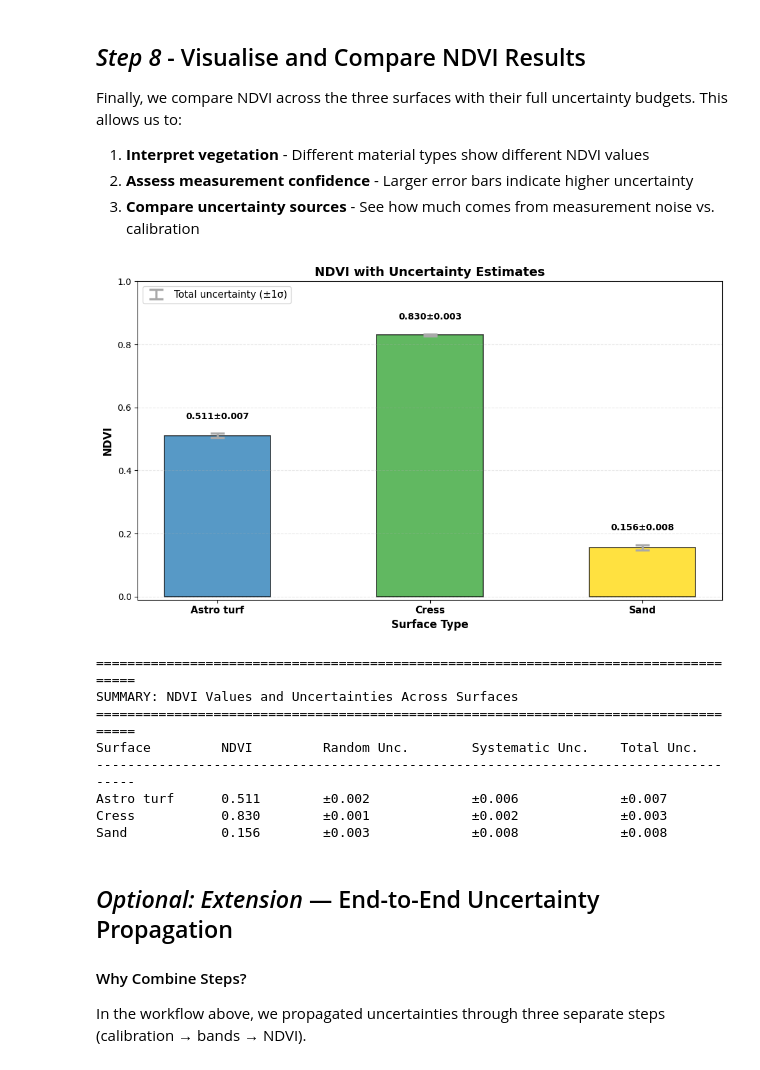
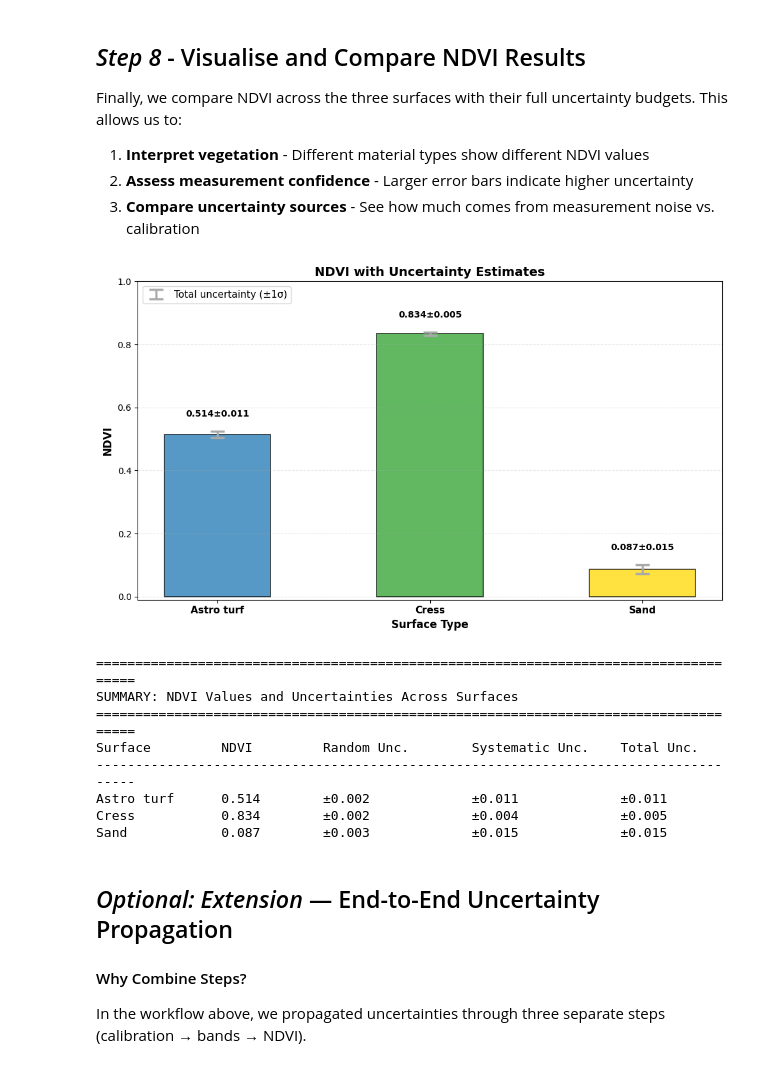
Before and after one commit to comet-toolkit/comet_training, a Jupyter notebook: punpy_exercise_spectrometer.ipynb, the cells around one changed output. Saved outputs shown, nothing was run; the diff lists cells and outputs as text; code cells hidden in the pictures.

```diff
--- a/punpy_exercise_spectrometer.ipynb
+++ b/punpy_exercise_spectrometer.ipynb
@@ -102,6 +105,11 @@ dn_panel_mean, dn_panel_std = calculate_stats(dn_panel_repeats)
 dn_astroturf_mean, dn_astroturf_std = calculate_stats(dn_astroturf_repeats)
 dn_cress_mean, dn_cress_std = calculate_stats(dn_cress_repeats)
 dn_sand_mean, dn_sand_std = calculate_stats(dn_sand_repeats)
+
+dn_panel = dn_panel_repeats[:,10]
+dn_cress = dn_cress_repeats[:,10]
+dn_sand = dn_sand_repeats[:,10]
+dn_astroturf = dn_astroturf_repeats[:,10]
 
 # Define consistent colours for surfaces (used throughout the notebook)
 color_map = {"Spectralon": "gray", "Astroturf": "tab:blue", "Cress": "tab:green", "Sand": "gold"}
@@ -215,9 +223,9 @@ def ndvi_model(rho_red, rho_nir):
 
 Using the reflectance calibration model from Step 3, we now calculate the reflectance spectrum for each surface target.
 # %%
-rho_astroturf = reflectance_model(dn_astroturf_mean, dn_panel_mean, rho_panel)
-rho_cress = reflectance_model(dn_cress_mean, dn_panel_mean, rho_panel)
-rho_sand = reflectance_model(dn_sand_mean, dn_panel_mean, rho_panel)
+rho_astroturf = reflectance_model(dn_astroturf, dn_panel, rho_panel)
+rho_cress = reflectance_model(dn_cress, dn_panel, rho_panel)
+rho_sand = reflectance_model(dn_sand, dn_panel, rho_panel)
 # %% [markdown]
 Now we'll plot the surface reflectance spectra for each surface to show the spectral characteristics of each target across the measurement range (600–1000 nm).
 
@@ -546,9 +558,9 @@ Finally, we compare NDVI across the three surfaces with their full uncertainty b
 # Create visualisation comparing NDVI values with uncertainties
 surfaces = ["Astro turf", "Cress", "Sand"]
 ndvi_values = [ndvi_astroturf, ndvi_cress, ndvi_sand]
-ndvi_uncertainties = [0.01, 0.005, 0.015] # Placeholder uncertainties for plotting (replace with your calculated values)
-u_random_values = [0.002, 0.001, 0.003]
-u_syst_values = [0.01, 0.005, 0.015]
+ndvi_uncertainties = [0.011, 0.005, 0.015] # Placeholder uncertainties for plotting (replace with your calculated values)
+u_random_values = [0.002, 0.002, 0.003]
+u_syst_values = [0.011, 0.004, 0.015]
 
 ## Uncomment the following lines to use your calculated NDVI values and uncertainties for plotting in Step 8
 # ndvi_uncertainties = [u_total_ndvi_astroturf, u_total_ndvi_cress, u_total_ndvi_sand]
@@ -573,42 +585,42 @@ ax.errorbar(x_pos, ndvi_values, yerr=ndvi_uncertainties, fmt="none",
 # Customize plot
 ax.set_ylabel("NDVI", fontsize=12, fontweight="bold")
 ax.set_xlabel("Surface Type", fontsize=12, fontweight="bold")
 ax.set_title("NDVI with Uncertainty Estimates", fontsize=14, fontweight="bold")
 ax.set_xticks(x_pos)
 ax.set_xticklabels(surfaces, fontsize=11, fontweight="bold")
 ax.legend(fontsize=11, loc="upper left")
 ax.grid(axis="y", alpha=0.3, linestyle="--", zorder=0)
 ax.set_ylim(-0.01, 1.0)
 
 # Add value labels on bars
 for bar, val, unc in zip(bars, ndvi_values, ndvi_uncertainties):
     height = bar.get_height()
     ax.text(bar.get_x() + bar.get_width()/2, height + unc + 0.04,
             f"{val:.3f}±{unc:.3f}", ha="center", va="bottom", fontsize=10, fontweight="bold")
 
 plt.tight_layout()
 plt.show()
 
 # Print summary table
 print("\n" + "="*85)
 print("SUMMARY: NDVI Values and Uncertainties Across Surfaces")
 print("="*85)
 print(f"{'Surface':<15} {'NDVI':<12} {'Random Unc.':<18} {'Systematic Unc.':<18} {'Total Unc.':<12}")
 print("-"*85)
 for surf, ndvi, u_rand, u_sys, u_tot in zip(
     surfaces, ndvi_values, u_random_values, u_syst_values, ndvi_uncertainties
 ):
     print(f"{surf:<15} {ndvi:<12.3f} ±{u_rand:<17.3f} ±{u_sys:<17.3f} ±{u_tot:<11.3f}")
 # %% [output]
-[figure, old version]
+[figure, new version]
 =====================================================================================
 SUMMARY: NDVI Values and Uncertainties Across Surfaces
 =====================================================================================
 Surface         NDVI         Random Unc.        Systematic Unc.    Total Unc.
 -------------------------------------------------------------------------------------
-Astro turf      0.511        ±0.002             ±0.006             ±0.007
-Cress           0.830        ±0.001             ±0.002             ±0.003
-Sand            0.156        ±0.003             ±0.008             ±0.008
+Astro turf      0.514        ±0.002             ±0.011             ±0.011
+Cress           0.834        ±0.002             ±0.004             ±0.005
+Sand            0.087        ±0.003             ±0.015             ±0.015
 # %% [markdown]
 ## *Optional: Extension* — End-to-End Uncertainty Propagation
 
```
Also changed, not shown: parts of 11 cells of this notebook.
